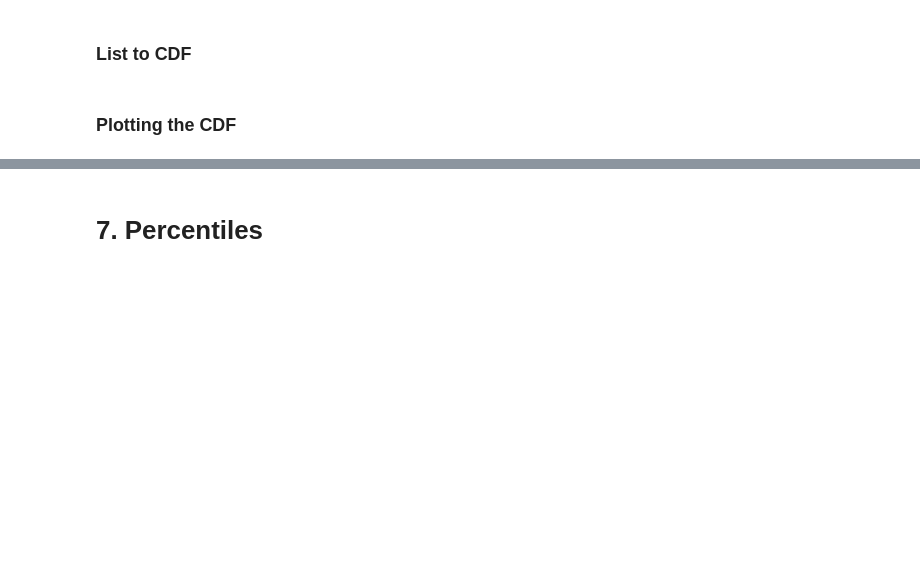
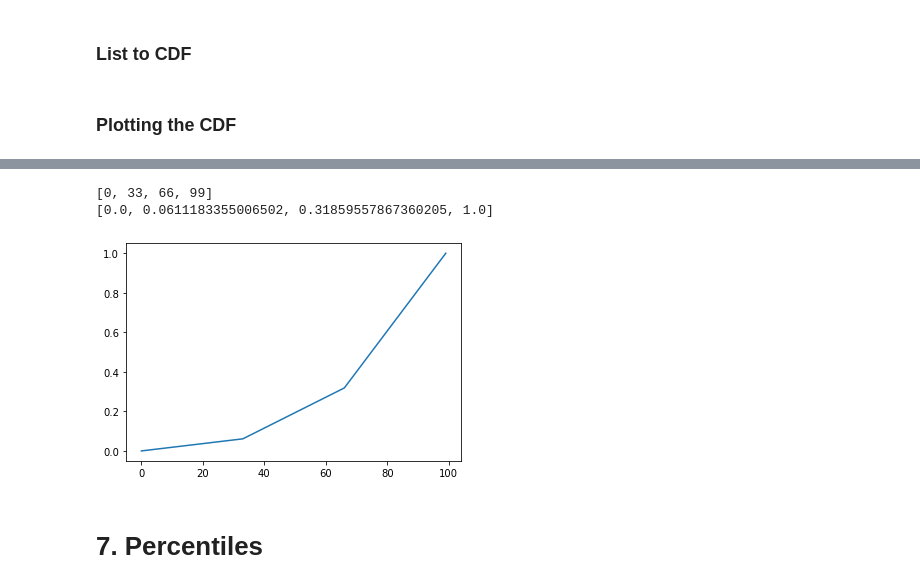
Before and after one commit to kbaafi/integrify, a Jupyter notebook: assignments/stats/Assignment-4/pdf-pmf-cdf.ipynb, the cells around one changed output, grey strips where cells are left out. Cells and saved outputs as stored; diff of their text form; code cells hidden in the pictures; blank space fills up the shorter version.

```diff
--- a/assignments/stats/Assignment-4/pdf-pmf-cdf.ipynb
+++ b/assignments/stats/Assignment-4/pdf-pmf-cdf.ipynb
@@ -75,3 +97,16 @@ _ = plt.xticks(range(len(cdf)), list(cdf.keys()))
+# %%
+selected_ids = np.linspace(0,len(probs)-1,4).astype(int).tolist()
+print(selected_ids)
+ids = np.linspace(0,len(probs)-1,len(probs))
+cdf_probs = [probs[i] for i in selected_ids]
+print(cdf_probs)
+cdf_interpol = np.interp(ids,selected_ids,cdf_probs)
+cdf_interpol
+_ = plt.plot(range(len(cdf_interpol)), cdf_interpol)
+# %% [output]
+[0, 33, 66, 99]
+[0.0, 0.0611183355006502, 0.31859557867360205, 1.0]
+[figure, added]
 # %% [markdown]
 # 7. Percentiles
 # %%
```
Also changed, not shown: parts of 17 cells of this notebook.
